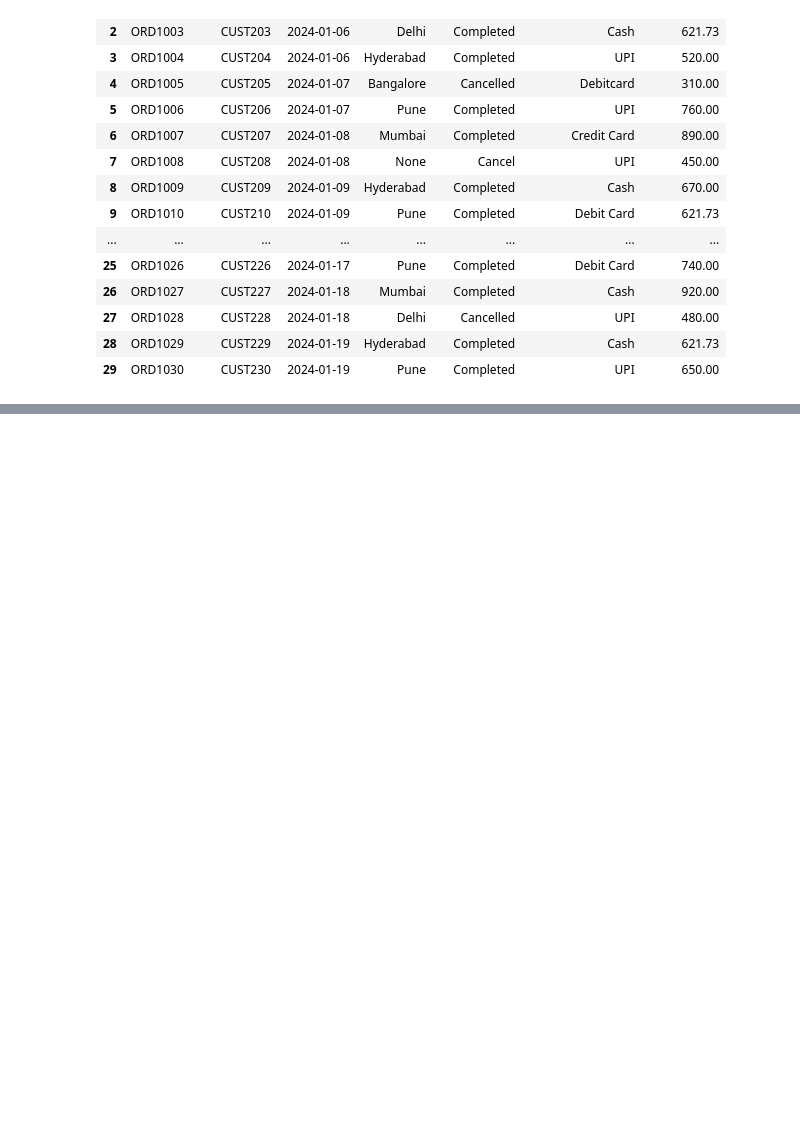
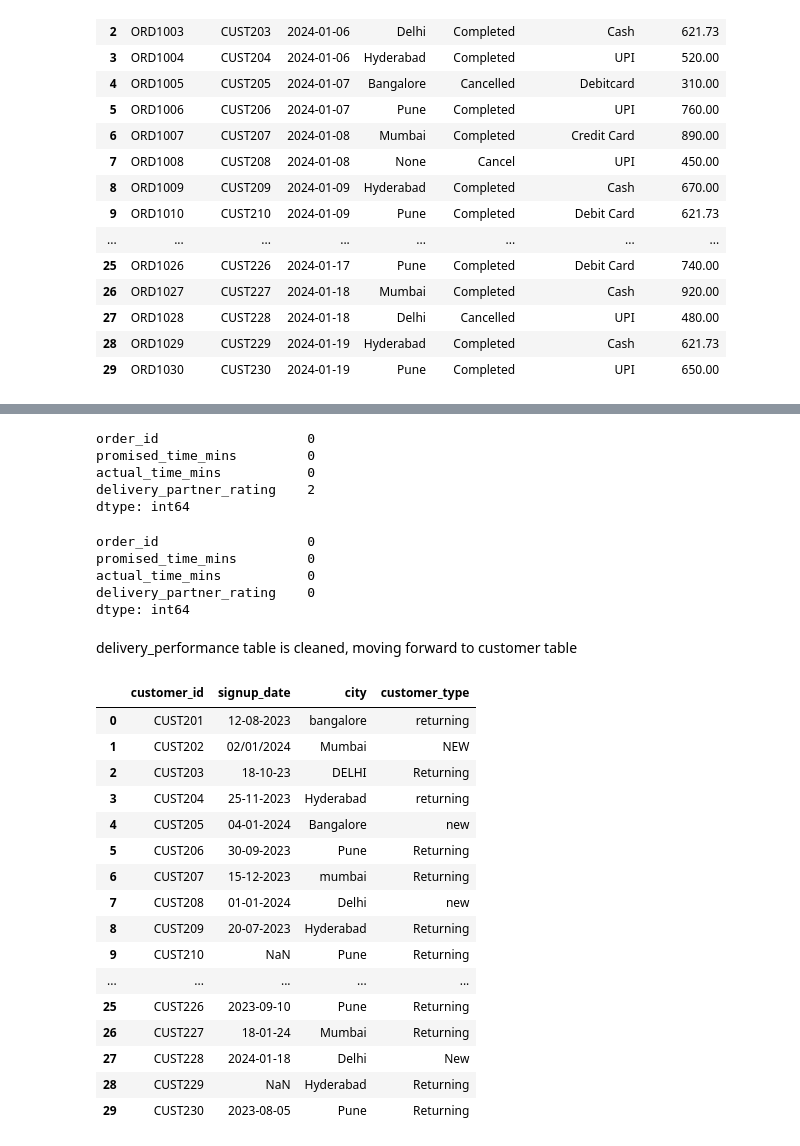
Before and after one commit to mahendra-jain/QuickKart-Business-Performance-Customer-Retention-Analysis, a Jupyter notebook: cleaning.ipynb, the cells around one changed output, grey strips where cells are left out. Saved outputs shown, nothing was run; the diff lists cells and outputs as text; code cells hidden in the pictures; blank space fills up the shorter version.

```diff
--- a/cleaning.ipynb
+++ b/cleaning.ipynb
@@ -185,0 +346,8 @@ order_dt.to_csv('cleaned data/order.csv',index=False)
+# %%
+del_per_dt.isna().sum()
+# %% [output]
+order_id                   0
+promised_time_mins         0
+actual_time_mins           0
+delivery_partner_rating    2
+dtype: int64
@@ -185,0 +356,8 @@ order_dt.to_csv('cleaned data/order.csv',index=False)
+# %%
+del_per_dt.isna().sum()
+# %% [output]
+order_id                   0
+promised_time_mins         0
+actual_time_mins           0
+delivery_partner_rating    0
+dtype: int64
@@ -185,0 +366,23 @@ order_dt.to_csv('cleaned data/order.csv',index=False)
+# %% [markdown]
+delivery_performance table is cleaned, moving forward to customer table
+# %%
+customers_dt = pd.read_csv("raw data/customers.csv")
+customers_dt
+# %% [output]
+|  | customer_id | signup_date | city | customer_type |
+| 0 | CUST201 | 12-08-2023 | bangalore | returning |
+| 1 | CUST202 | 02/01/2024 | Mumbai | NEW |
+| 2 | CUST203 | 18-10-23 | DELHI | Returning |
+| 3 | CUST204 | 25-11-2023 | Hyderabad | returning |
+| 4 | CUST205 | 04-01-2024 | Bangalore | new |
+| 5 | CUST206 | 30-09-2023 | Pune | Returning |
+| 6 | CUST207 | 15-12-2023 | mumbai | Returning |
+| 7 | CUST208 | 01-01-2024 | Delhi | new |
+| 8 | CUST209 | 20-07-2023 | Hyderabad | Returning |
+| 9 | CUST210 | NaN | Pune | Returning |
+| ... | ... | ... | ... | ... |
+| 25 | CUST226 | 2023-09-10 | Pune | Returning |
+| 26 | CUST227 | 18-01-24 | Mumbai | Returning |
+| 27 | CUST228 | 2024-01-18 | Delhi | New |
+| 28 | CUST229 | NaN | Hyderabad | Returning |
+| 29 | CUST230 | 2023-08-05 | Pune | Returning |
```
Also changed, not shown: parts of 54 cells of this notebook.
